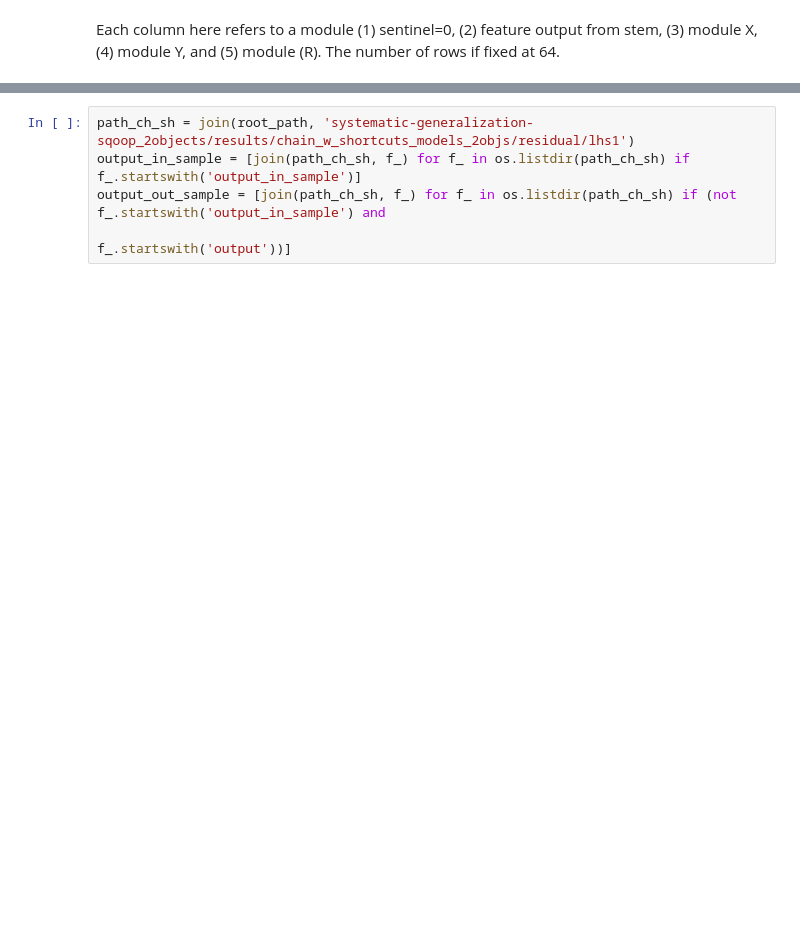
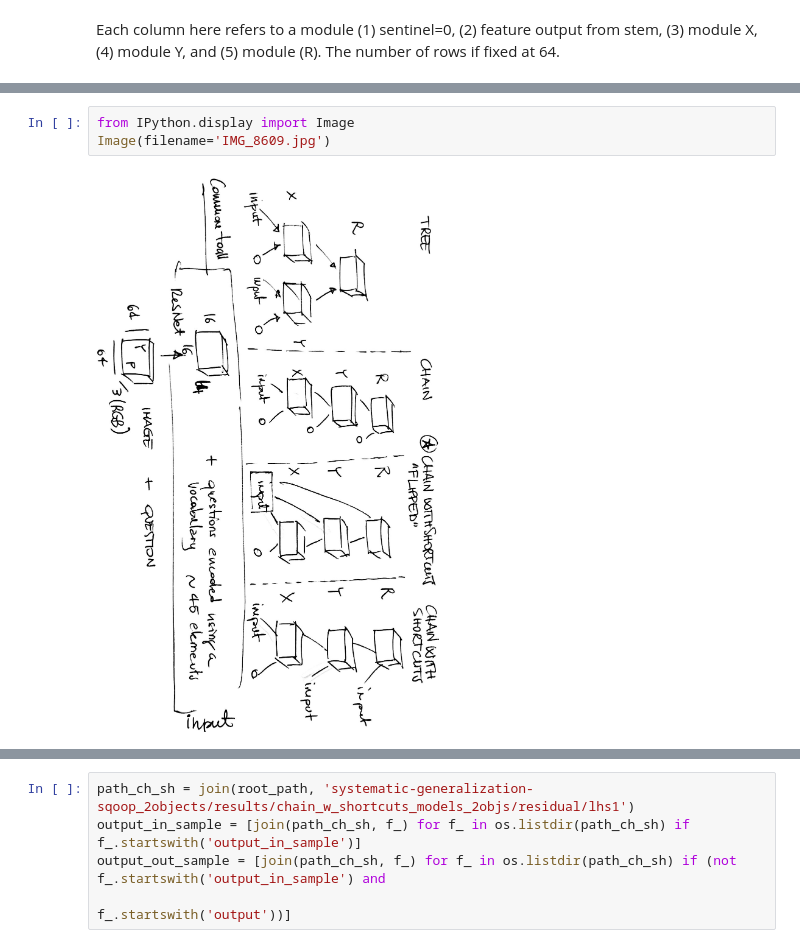
Before and after one commit to vanessadamario/understanding_reasoning, a Jupyter notebook: original_library/systematic-generalization-sqoop_2objects/scripts/notebooks/tree_activations.ipynb, the cells around one changed output, grey strips where cells are left out. Saved outputs shown, nothing was run; the diff lists cells and outputs as text; blank space fills up the shorter version.

```diff
--- a/original_library/systematic-generalization-sqoop_2objects/scripts/notebooks/tree_activations.ipynb
+++ b/original_library/systematic-generalization-sqoop_2objects/scripts/notebooks/tree_activations.ipynb
@@ -105,0 +104,5 @@ Each column here refers to a module (1) sentinel=0, (2) feature output from stem
+# %%
+from IPython.display import Image
+Image(filename='IMG_8609.jpg')
+# %% [output]
+[figure, added]
```
Also changed, not shown: parts of 41 cells of this notebook, 2 other files.
